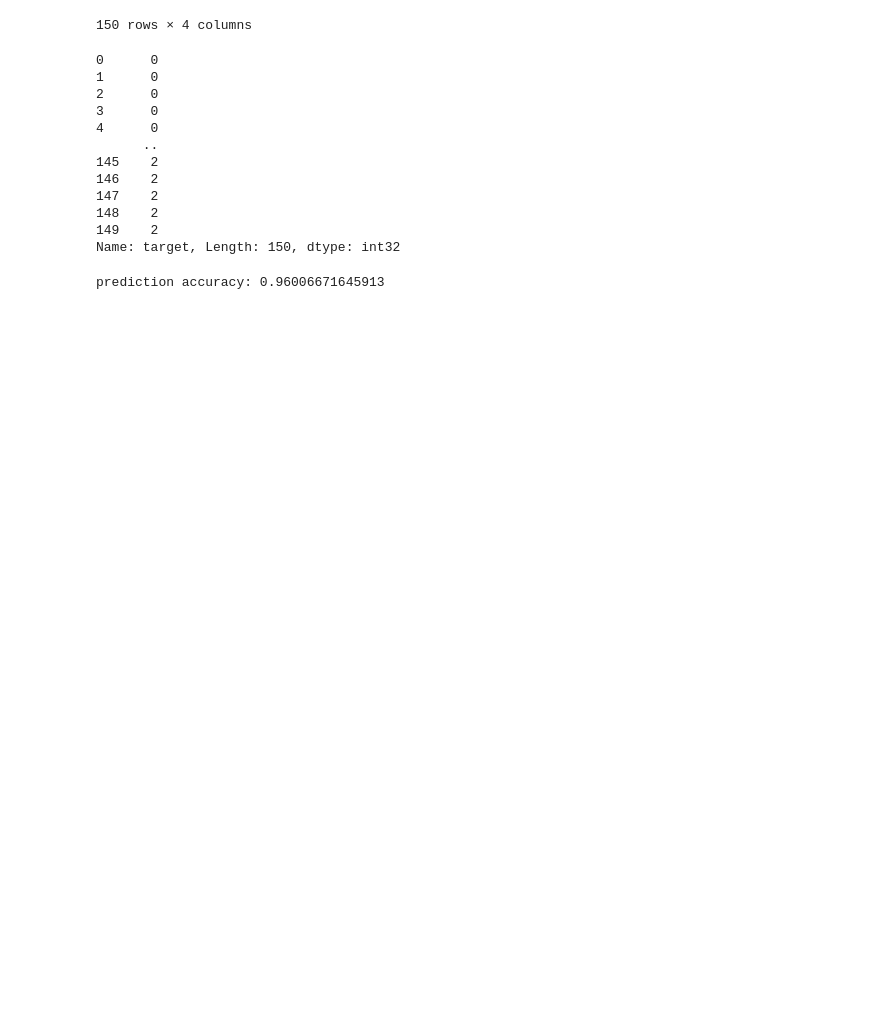
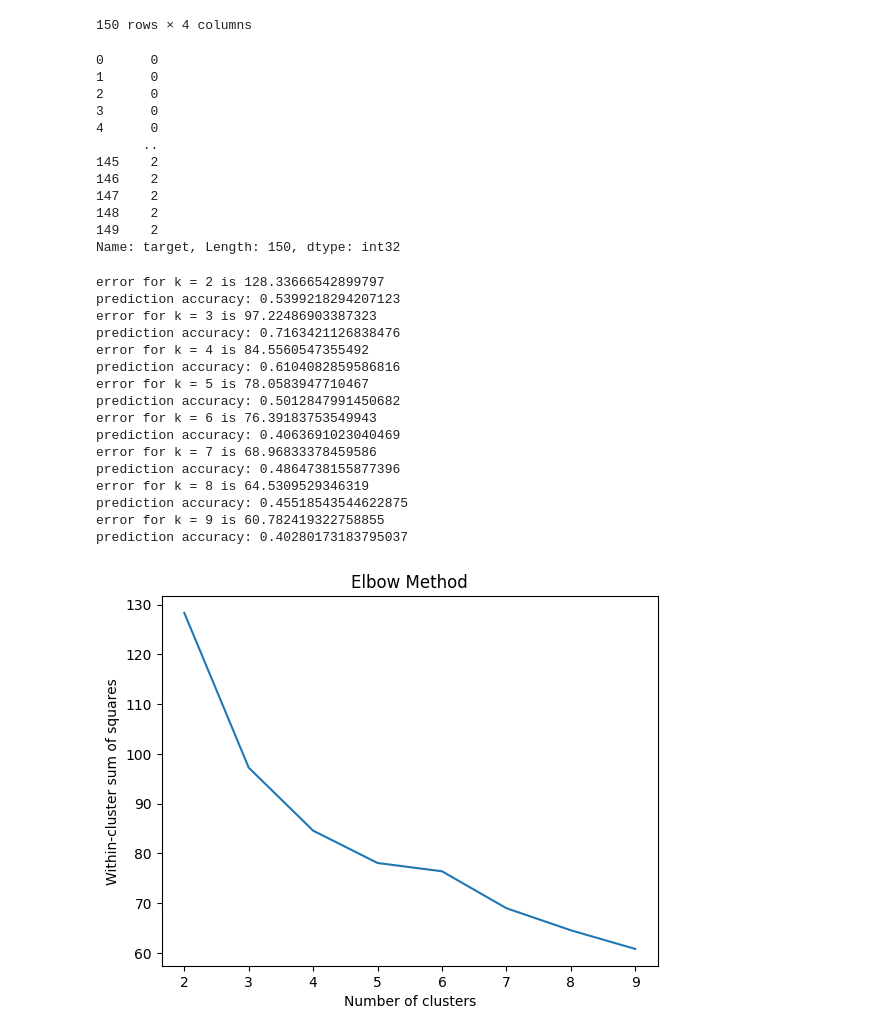
Before and after one commit to Debashis9564/k-means-clustering, a Jupyter notebook: k_means_clustering.ipynb, the cells around one changed output. Saved outputs shown, nothing was run; the diff lists cells and outputs as text; code cells hidden in the pictures; blank space fills up the shorter version.

```diff
--- a/k_means_clustering.ipynb
+++ b/k_means_clustering.ipynb
@@ -37,7 +37,7 @@ def move_centroids(data, centroids, labels):
 
 def k_means_clustering(data, k, max_iterations=1000):
     """Performs k-means clustering on the data."""
-    data.reset_index(inplace= True)
+    # data.reset_index(inplace= True)
     centroids = initialize_centroids(data, k)
     # print('data index:', data.index)
     # print('data index length:', len(data.index))
@@ -46,46 +46,86 @@ def k_means_clustering(data, k, max_iterations=1000):
         # print('labels length:', len(labels))
         centroids = move_centroids(data, centroids, labels)
     return centroids, labels
+
+def error_k_mean(data, centroids, labels):
+    ''' calculate total error for a particular k'''
+    sse = []
+    label = np.array(labels)
+    for i in range(len(centroids)):
+        label_index = np.where(label==i)[0]
+        # print('label_index:', label_index)
+        points = data.loc[label_index].values
+        error = [euclidean_distance(point, centroids[i]) for point in points]
+        sse.append(np.array(error).sum())
+
+
+    return np.array(sse).sum()
 # %%
 from sklearn.datasets import load_iris
-from sklearn.model_selection import train_test_split
+from sklearn.metrics import adjusted_rand_score
+import matplotlib.pyplot as plt
+from termcolor import colored
 iris=load_iris(as_frame=True)
 # display(iris)
 X = iris.data
 y = iris.target
 display(X)
 display(y)
 # X_train, X_test, y_train, y_test = train_test_split(X, y, train_size= 0.8, random_state= 0)
-centroids, labels = k_means_clustering(X,3)
+error_for_k = []
+for k in range(2,10):
+    centroids, labels = k_means_clustering(X,k=k, max_iterations= 200)
+    error = error_k_mean(data= X, centroids=centroids, labels=labels)
+    print(f'error for k = {k} is {error}')
+    error_for_k.append(error)
+    ari = adjusted_rand_score(labels, y)
+    print(colored('prediction accuracy:', 'red'), ari)
+
+plt.plot(range(2,10), error_for_k)
+plt.title('Elbow Method')
+plt.xlabel('Number of clusters')
+plt.ylabel('Within-cluster sum of squares')
+plt.show()
 # %% [output]
 |  | sepal length (cm) | sepal width (cm) | petal length (cm) | petal width (cm) |
 | 0 | 5.1 | 3.5 | 1.4 | 0.2 |
 | 1 | 4.9 | 3.0 | 1.4 | 0.2 |
 | 2 | 4.7 | 3.2 | 1.3 | 0.2 |
 | 3 | 4.6 | 3.1 | 1.5 | 0.2 |
 | 4 | 5.0 | 3.6 | 1.4 | 0.2 |
 | ... | ... | ... | ... | ... |
 | 145 | 6.7 | 3.0 | 5.2 | 2.3 |
 | 146 | 6.3 | 2.5 | 5.0 | 1.9 |
 | 147 | 6.5 | 3.0 | 5.2 | 2.0 |
 | 148 | 6.2 | 3.4 | 5.4 | 2.3 |
 | 149 | 5.9 | 3.0 | 5.1 | 1.8 |
 150 rows × 4 columns
 0      0
 1      0
 2      0
 3      0
 4      0
       ..
 145    2
 146    2
 147    2
 148    2
 149    2
 Name: target, Length: 150, dtype: int32
+error for k = 2 is 128.33666542899797
+prediction accuracy: 0.5399218294207123
+error for k = 3 is 97.22486903387323
+prediction accuracy: 0.7163421126838476
+error for k = 4 is 84.5560547355492
+prediction accuracy: 0.6104082859586816
+error for k = 5 is 78.0583947710467
+prediction accuracy: 0.5012847991450682
+error for k = 6 is 76.39183753549943
+prediction accuracy: 0.4063691023040469
+error for k = 7 is 68.96833378459586
+prediction accuracy: 0.4864738155877396
+error for k = 8 is 64.5309529346319
+prediction accuracy: 0.45518543544622875
+error for k = 9 is 60.782419322758855
+prediction accuracy: 0.40280173183795037
+[figure, added]
-# %%
-from sklearn.metrics import adjusted_rand_score
-ari = adjusted_rand_score(labels, y)
-print('prediction accuracy:', ari)
-# %% [output]
-prediction accuracy: 0.96006671645913
```
Also changed, not shown: parts of 1 cell of this notebook.
